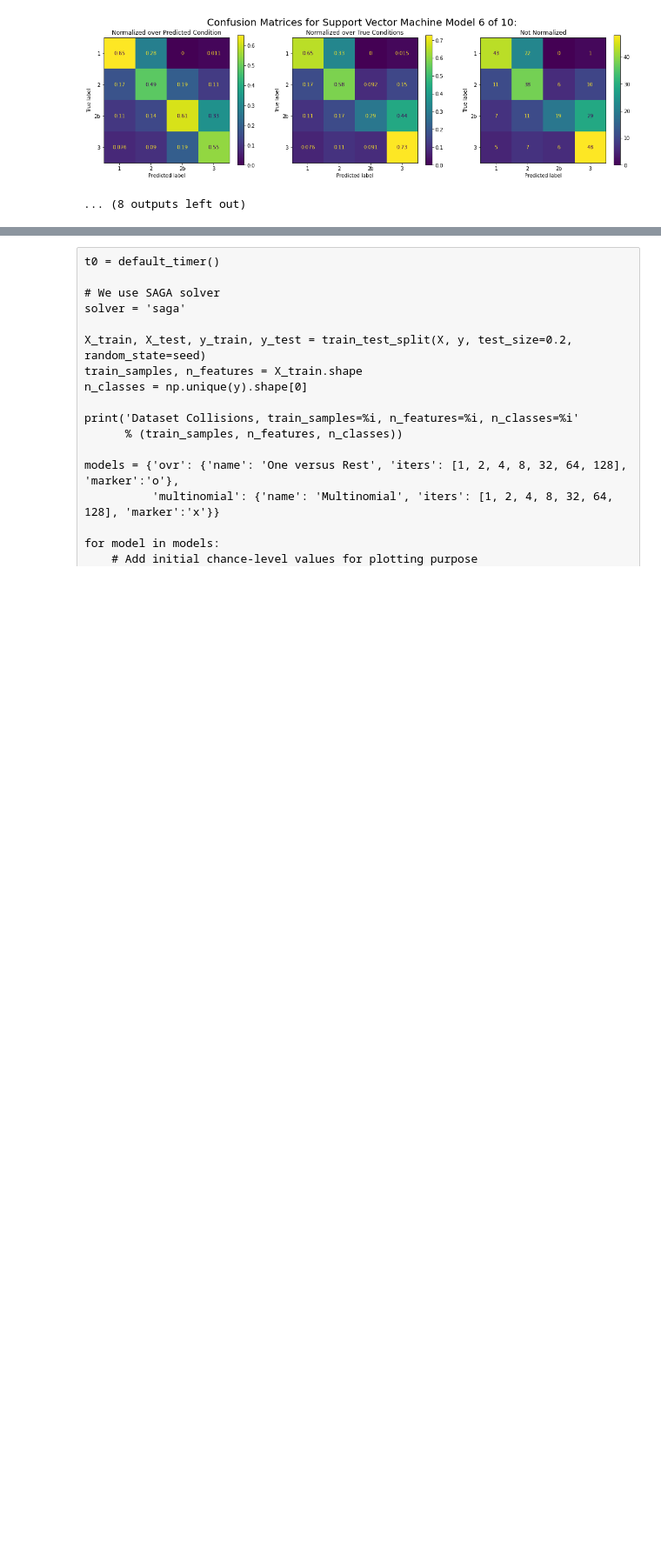
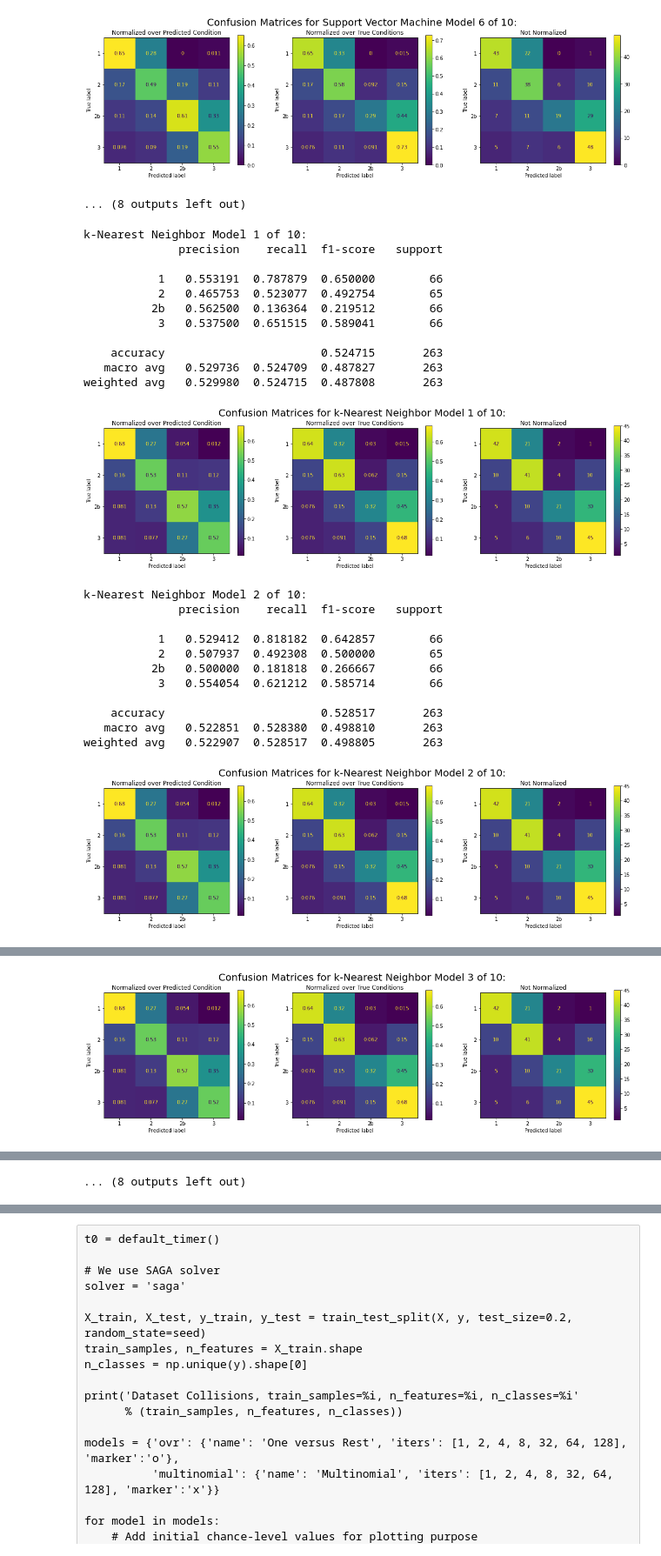
Before and after one commit to cbates79/Coursera_Capstone, a Jupyter notebook: Oversampling on the Order of the Smallest Class for Multiclass Classification of Automobile Accidents in Seattle, Washington.ipynb, the cells around one changed output, grey strips where cells are left out. Shown at 87% size. Saved outputs shown, nothing was run; the diff lists cells and outputs as text; code cells hidden in the pictures; blank space fills up the shorter version.

Commit message:
added grid search for tuning hyperparameters for k-Nearest Neighbors classifier; printed reports and confusion matrices for best KNN classifier

```diff
--- a/Oversampling on the Order of the Smallest Class for Multiclass Classification of Automobile Accidents in Seattle, Washington.ipynb
+++ b/Oversampling on the Order of the Smallest Class for Multiclass Classification of Automobile Accidents in Seattle, Washington.ipynb
@@ -738,7 +739,7 @@ kfold_cv = StratifiedKFold(n_splits=10, shuffle=True, random_state=seed)
 linear_svc_clf = make_pipeline(\
     StandardScaler(with_mean=False),\
     LinearSVC(penalty='l1', dual=False, random_state=seed, max_iter=1000), verbose=True)
-scoring = ['f1_macro', 'precision_macro', 'recall_macro']
+scoring = ['f1_micro', 'precision_micro', 'recall_micro']
 linear_svc_scores = cross_validate(linear_svc_clf, X, y, scoring=scoring, n_jobs=-1, cv=kfold_cv, return_estimator=True)
 print("Support Vector Machine score keys:", sorted(linear_svc_scores.keys()))
 print('Support Vector Machine classifiers constructed in %f seconds.' % elapsed_time(t0))
@@ -845,20 +1019,9 @@ print(sorted(sklearn.metrics.SCORERS.keys()))
 # %%
 t0 = default_timer()
+knn_clf = grid_search_cv.best_estimator_
 kfold_cv = StratifiedKFold(n_splits=10, shuffle=True, random_state=seed)
-n_splits = kfold_cv.get_n_splits()
-# To avoid ValueError: Expected n_neighbors <= n_samples,  but n_samples = 1180, n_neighbors = 1311,
-# define maximum_number_of_neighbors.
-# maximum_number_of_neighbors = np.int(X.shape[0] / kfold_cv.get_n_splits()) # Smaller because of test set in cross-validation
-maximum_number_of_neighbors = np.int(X.shape[0] * (n_splits - 1)/n_splits)
-print('Maximum number of neighbors = %d.' % maximum_number_of_neighbors)
-number_of_neighbors = min([maximum_number_of_neighbors,])
-k_neighbors_clf = make_pipeline(StandardScaler(with_mean=False),\
-    KNeighborsClassifier(n_neighbors=maximum_number_of_neighbors,\
-        weights='distance', algorithm='auto', leaf_size=30, p=1,\
-        metric='minkowski', metric_params=None, n_jobs=-1),\
-    verbose=True)
-scoring = ['f1_macro', 'precision_macro', 'recall_macro']
-k_neighbors_scores = cross_validate(k_neighbors_clf, X, y, scoring=scoring, n_jobs=-1, cv=kfold_cv, return_estimator=True)
+scoring = ['f1_micro', 'precision_micro', 'recall_micro']
+k_neighbors_scores = cross_validate(knn_clf, X, y, scoring=scoring, n_jobs=-1, cv=kfold_cv, return_estimator=True)
 print("k-Neighbors score keys:", sorted(k_neighbors_scores.keys()))
 print('k-Neighbors Classifiers constructed in %f seconds.' % elapsed_time(t0))
 # %% [output]
@@ -1113,3 +1275,54 @@ Support Vector Machine Model 6 of 10:
 weighted avg   0.574594  0.562738  0.549597       263
 [figure]
 ... (8 outputs left out)
+# %%
+# For each k-Nearest Neighbor classifier in the cross-validation, print the score report and confusion matrices.
+number_of_models = len(k_neighbors_scores['estimator'])
+labels = ['1', '2', '2b', '3']
+for index, knn_clf in zip(range(len(k_neighbors_scores['estimator'])), k_neighbors_scores['estimator']):
+    y_test_predicted = knn_clf.predict(X_test)
+    print('k-Nearest Neighbor Model %d of %d:' % (index + 1, number_of_models))
+    print(classification_report(y_test, y_test_predicted, labels=labels, target_names=labels, digits=6))
+
+    # Create a figure.
+    fig = plt.figure(num=str(index + 1), figsize=(6.4 * 3, 4.8))
+    fig.suptitle('Confusion Matrices for k-Nearest Neighbor Model %d of %d:' % (index + 1, number_of_models), fontsize=20)
+
+    ax = plt.subplot(1, 3, 1)
+    ax.set_title("Normalized over Predicted Condition", fontsize=12)
+    plot_confusion_matrix(logistic_regression_clf, X_test, y_test, labels=labels, display_labels=labels, normalize='pred', ax=ax)
+
+    ax = plt.subplot(1, 3, 2)
+    ax.set_title("Normalized over True Conditions", fontsize=12)
+    plot_confusion_matrix(logistic_regression_clf, X_test, y_test, labels=labels, display_labels=labels, normalize='true', ax=ax)
+
+    ax = plt.subplot(1, 3, 3)
+    ax.set_title("Not Normalized", fontsize=12)
+    plot_confusion_matrix(logistic_regression_clf, X_test, y_test, labels=labels, display_labels=labels, normalize=None, ax=ax)
+
+    plt.show()
+# %% [output]
+k-Nearest Neighbor Model 1 of 10:
+              precision    recall  f1-score   support
+
+           1   0.553191  0.787879  0.650000        66
+           2   0.465753  0.523077  0.492754        65
+          2b   0.562500  0.136364  0.219512        66
+           3   0.537500  0.651515  0.589041        66
+
+    accuracy                       0.524715       263
+   macro avg   0.529736  0.524709  0.487827       263
+weighted avg   0.529980  0.524715  0.487808       263
+[figure, added]
+k-Nearest Neighbor Model 2 of 10:
+              precision    recall  f1-score   support
+
+           1   0.529412  0.818182  0.642857        66
+           2   0.507937  0.492308  0.500000        65
+          2b   0.500000  0.181818  0.266667        66
+           3   0.554054  0.621212  0.585714        66
+
+    accuracy                       0.528517       263
+   macro avg   0.522851  0.528380  0.498810       263
+weighted avg   0.522907  0.528517  0.498805       263
+[figure, added]
@@ -1115,0 +1340 @@ weighted avg   0.574594  0.562738  0.549597       263
+[figure, added]
@@ -1115,0 +1377 @@ weighted avg   0.574594  0.562738  0.549597       263
+... (8 outputs left out)
```
Also changed, not shown: parts of 29 cells of this notebook.
